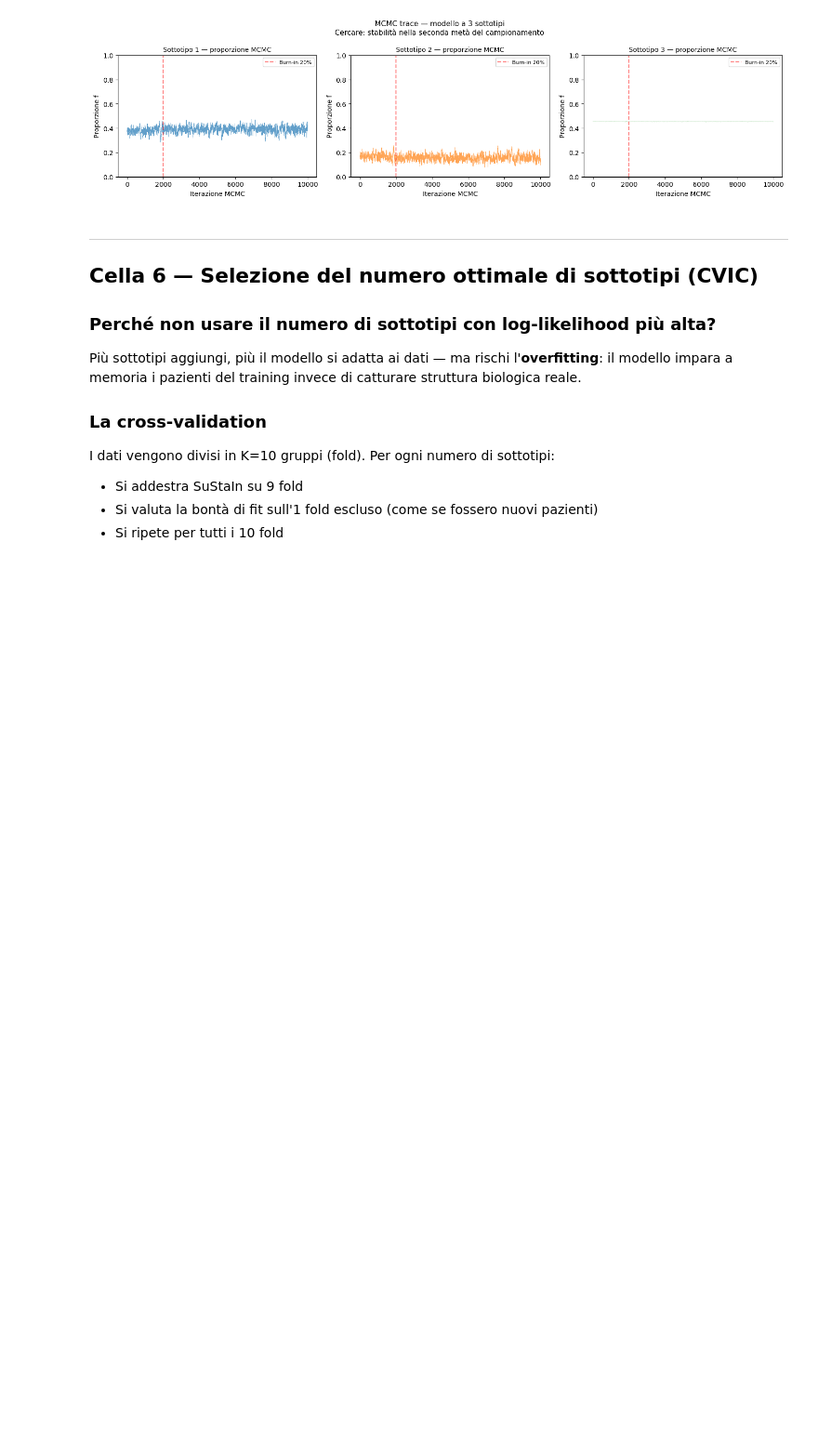
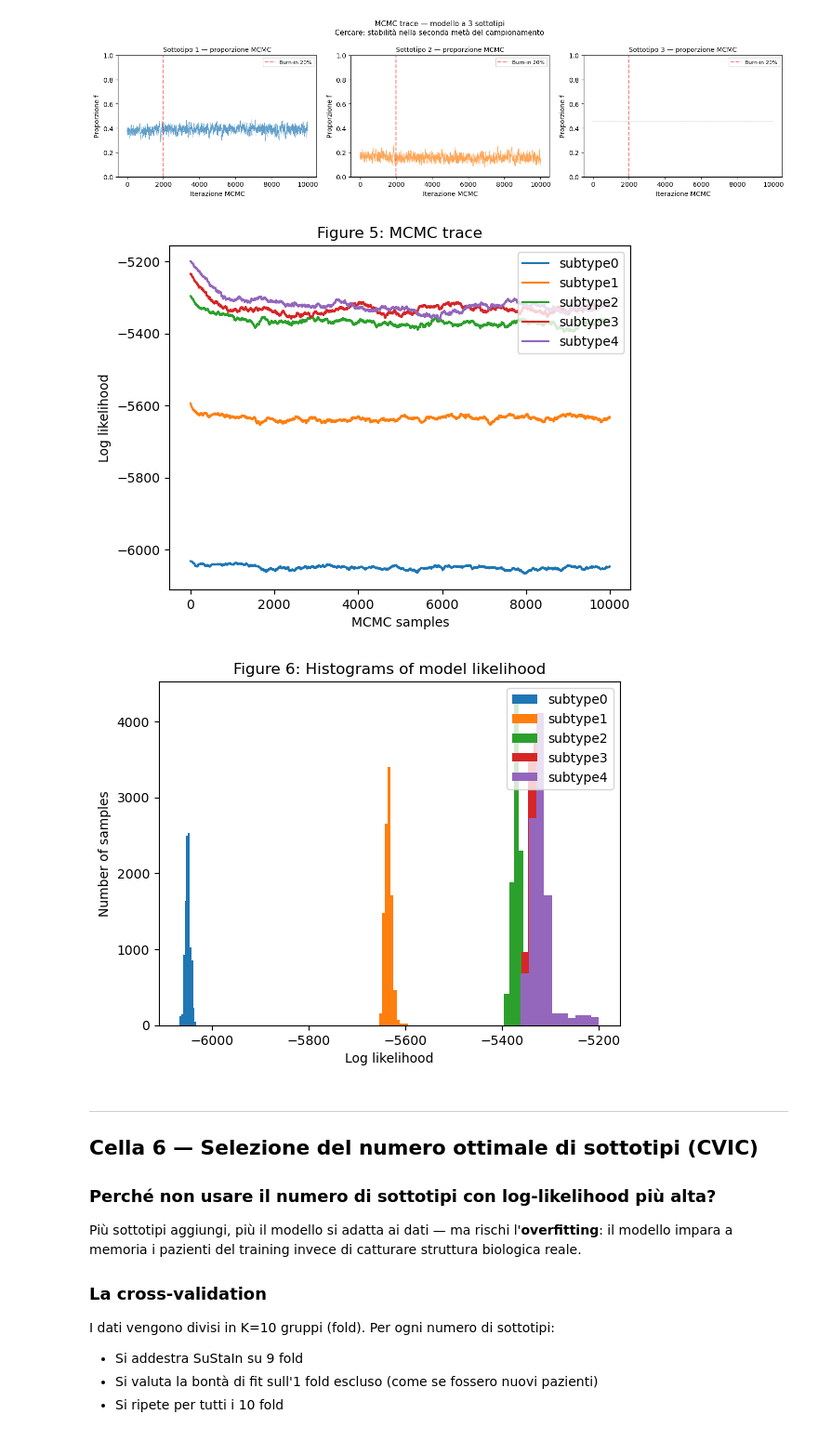
Before and after one commit to fedele93/sustainpetsla, a Jupyter notebook: Vesione 0.3 SuStaIn_ALS_FDG_template.ipynb, the cells around one changed output. Shown at 93% size. Drawn from its saved outputs; the diff is of its cells as text; code cells hidden in the pictures; blank space fills up the shorter version.

Commit message:
aggiunti grafici per scelta crossvalidation al modello generale e c9

```diff
--- a/Vesione 0.3 SuStaIn_ALS_FDG_template.ipynb
+++ b/Vesione 0.3 SuStaIn_ALS_FDG_template.ipynb
@@ -624,6 +624,34 @@ except FileNotFoundError:
     print('Assicurati che il fitting (Cella 4) sia completato.')
 # %% [output]
 [figure]
+# %%
+N_S_max = 5
+for s in range(N_S_max):
+    pickle_filename_s  = OUTPUT_FOLDER + '/pickle_files/' + DATASET_NAME + '_subtype' + str(s) + '.pickle'
+    pickle_filepath    = Path(pickle_filename_s)
+    pickle_file        = open(pickle_filename_s, 'rb')
+    loaded_variables   = pickle.load(pickle_file)
+    samples_likelihood = loaded_variables["samples_likelihood"]
+    pickle_file.close()
+    _ = plt.figure(0)
+    _ = plt.plot(range(N_iterations_MCMC), samples_likelihood, label="subtype" + str(s))
+    _ = plt.figure(1)
+    _ = plt.hist(samples_likelihood, label="subtype" + str(s))
+
+_ = plt.figure(0)
+_ = plt.legend(loc='upper right')
+_ = plt.xlabel('MCMC samples')
+_ = plt.ylabel('Log likelihood')
+_ = plt.title('Figure 5: MCMC trace')
+
+_ = plt.figure(1)
+_ = plt.legend(loc='upper right')
+_ = plt.xlabel('Log likelihood')
+_ = plt.ylabel('Number of samples')
+_ = plt.title('Figure 6: Histograms of model likelihood')
+# %% [output]
+[figure, added]
+[figure, added]
 # %% [markdown]
 ---
 ## Cella 6 — Selezione del numero ottimale di sottotipi (CVIC)
```
Also changed, not shown: parts of 13 cells of this notebook.
